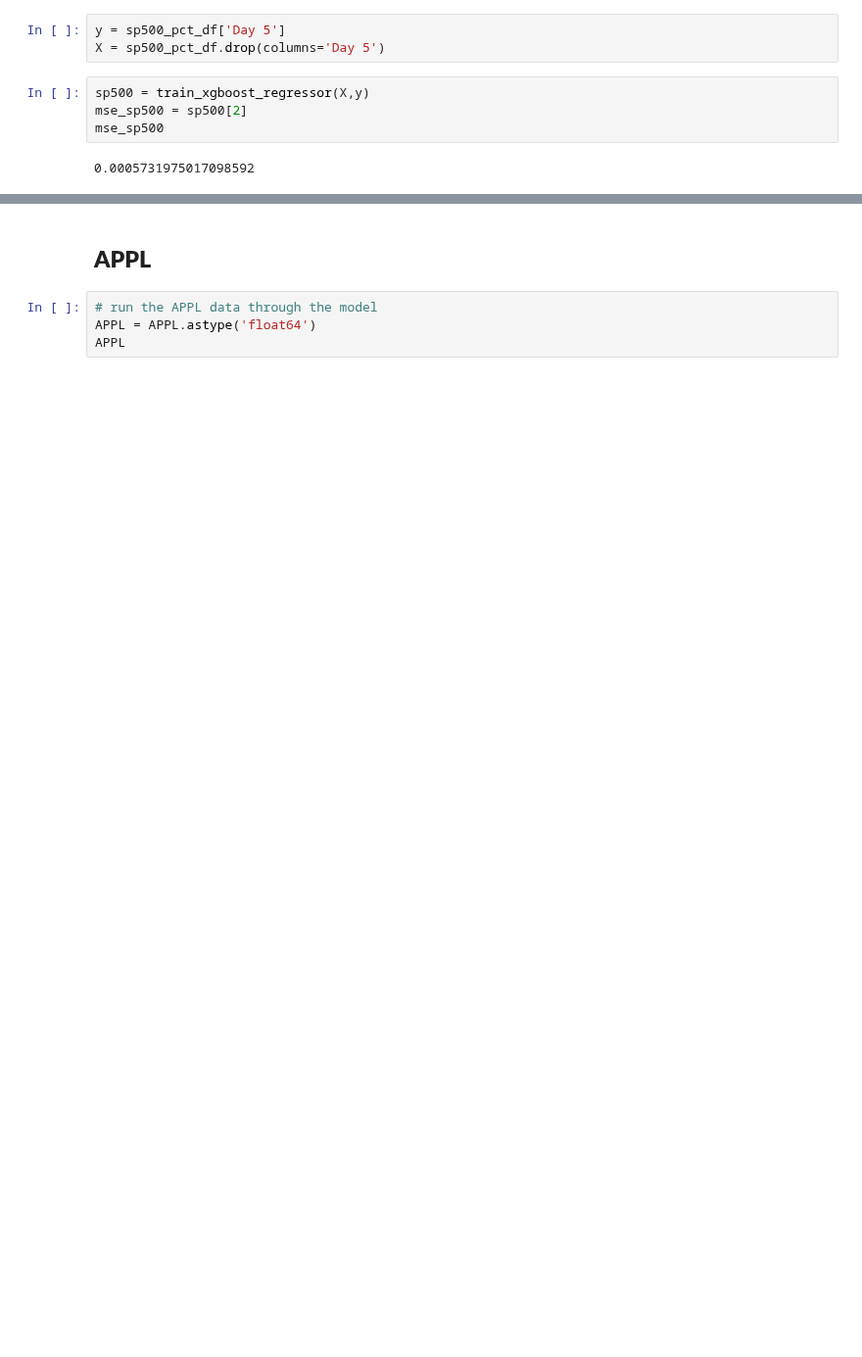
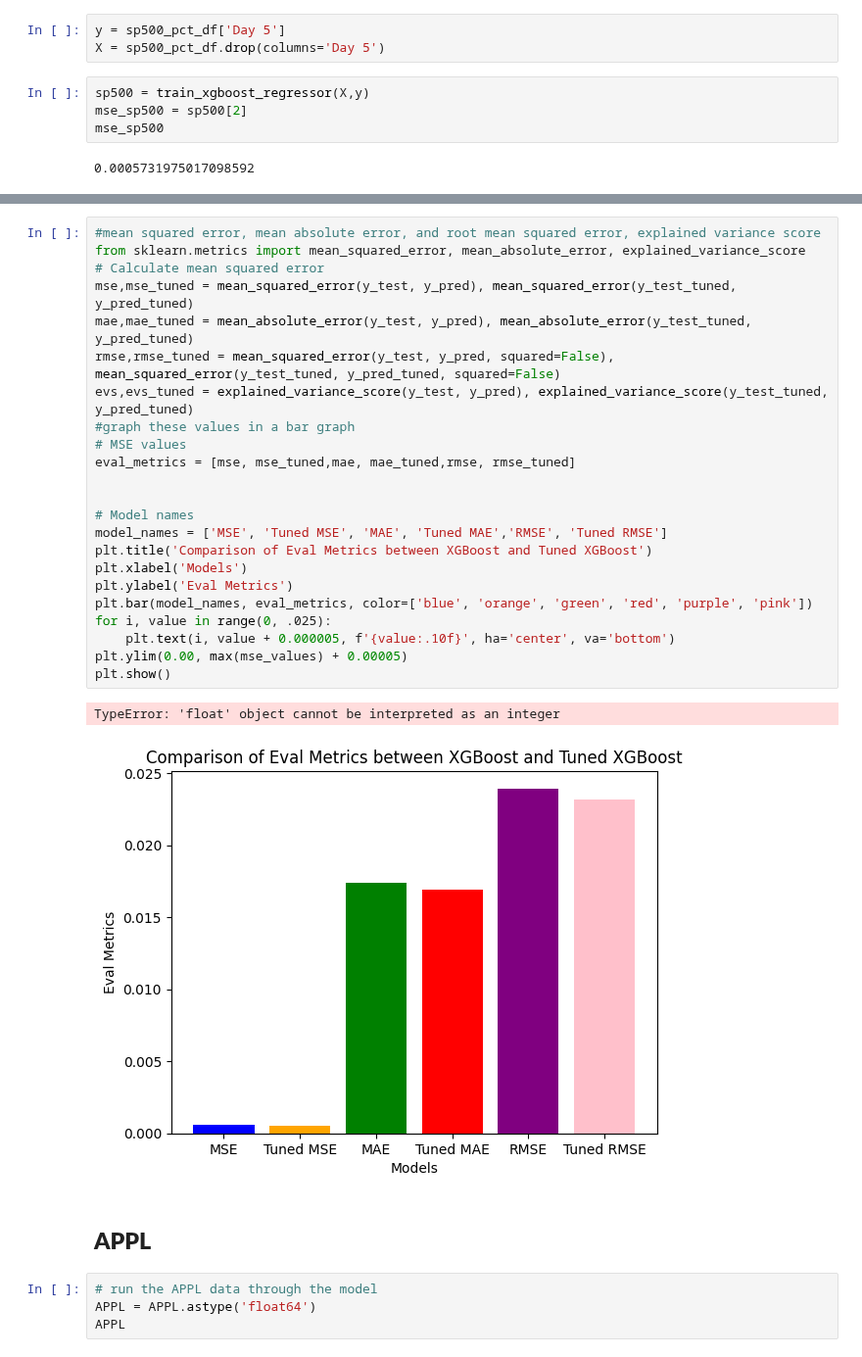
Before and after one commit to ktongk/BTT-JPMC-1, a Jupyter notebook: Anna/XGBOOST.ipynb, the cells around one changed output, grey strips where cells are left out. Shown at 98% size. Saved outputs shown, nothing was run; the diff lists cells and outputs as text; blank space fills up the shorter version.

```diff
--- a/Anna/XGBOOST.ipynb
+++ b/Anna/XGBOOST.ipynb
@@ -800,3 +908,29 @@ plt.show()
+# %%
+#mean squared error, mean absolute error, and root mean squared error, explained variance score
+from sklearn.metrics import mean_squared_error, mean_absolute_error, explained_variance_score
+# Calculate mean squared error
+mse,mse_tuned = mean_squared_error(y_test, y_pred), mean_squared_error(y_test_tuned, y_pred_tuned)
+mae,mae_tuned = mean_absolute_error(y_test, y_pred), mean_absolute_error(y_test_tuned, y_pred_tuned)
+rmse,rmse_tuned = mean_squared_error(y_test, y_pred, squared=False), mean_squared_error(y_test_tuned, y_pred_tuned, squared=False)
+evs,evs_tuned = explained_variance_score(y_test, y_pred), explained_variance_score(y_test_tuned, y_pred_tuned)
+#graph these values in a bar graph
+# MSE values
+eval_metrics = [mse, mse_tuned,mae, mae_tuned,rmse, rmse_tuned]
+
+
+# Model names
+model_names = ['MSE', 'Tuned MSE', 'MAE', 'Tuned MAE','RMSE', 'Tuned RMSE']
+plt.title('Comparison of Eval Metrics between XGBoost and Tuned XGBoost')
+plt.xlabel('Models')
+plt.ylabel('Eval Metrics')
+plt.bar(model_names, eval_metrics, color=['blue', 'orange', 'green', 'red', 'purple', 'pink'])
+for i, value in range(0, .025):
+    plt.text(i, value + 0.000005, f'{value:.10f}', ha='center', va='bottom')
+plt.ylim(0.00, max(mse_values) + 0.00005)
+plt.show()
+# %% [output]
+TypeError: 'float' object cannot be interpreted as an integer
+[figure, added]
 # %% [markdown]
 ## <b>APPL
 # %%
```
Also changed, not shown: parts of 29 cells of this notebook.
